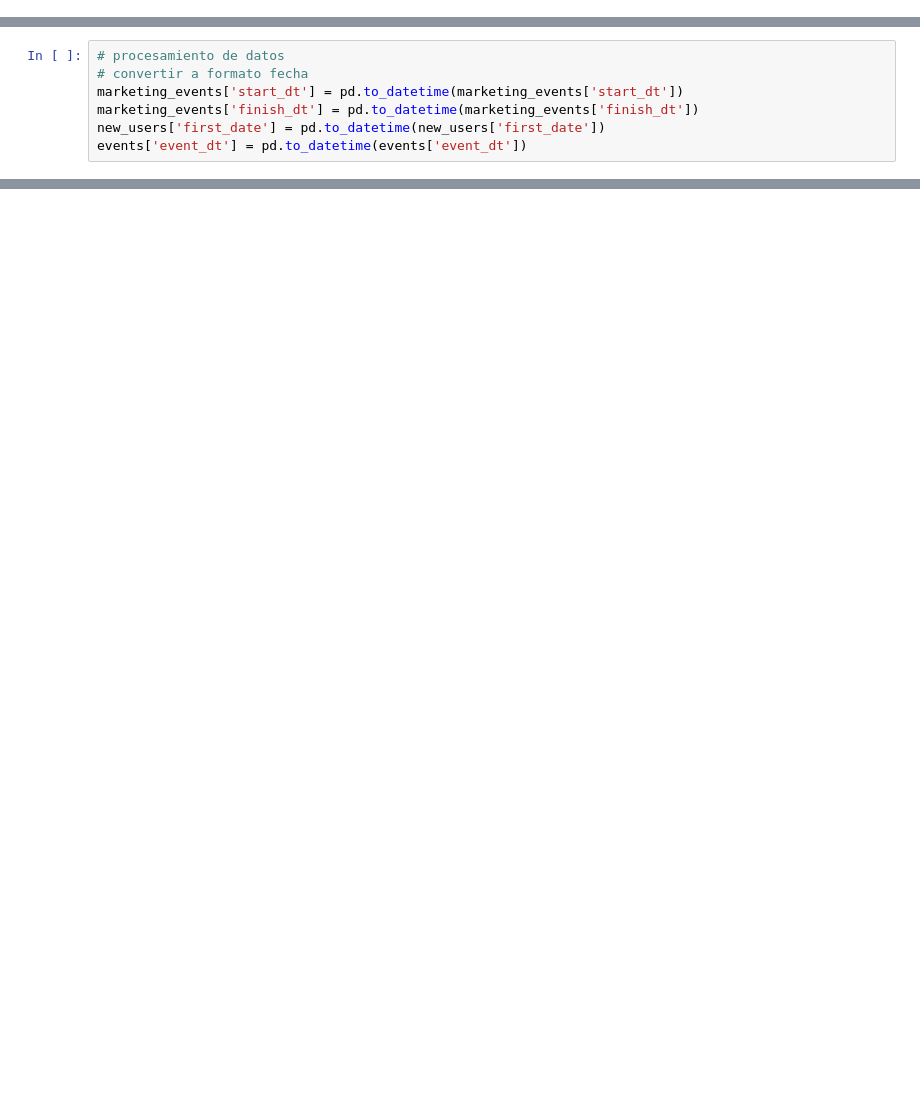
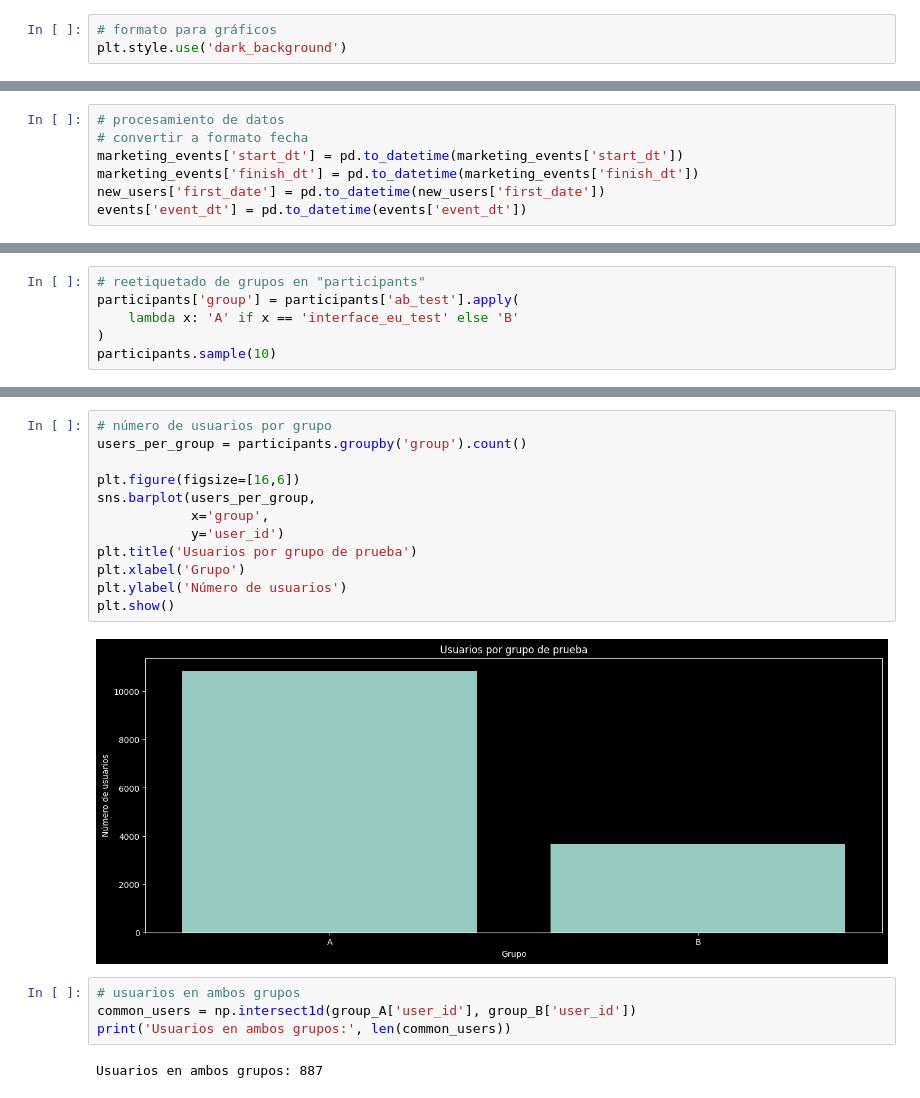
Before and after one commit to XivxnX/recommender_system_test, a Jupyter notebook: recommender_system_test.ipynb, the cells around one changed output, grey strips where cells are left out. Cells and saved outputs as stored; diff of their text form; blank space fills up the shorter version.

```diff
--- a/recommender_system_test.ipynb
+++ b/recommender_system_test.ipynb
@@ -52,3 +56,6 @@ import pandas as pd
+# %%
+# formato para gráficos
+plt.style.use('dark_background')
 # %% [markdown]
 # Explorar datos
 # %%
@@ -193,0 +204,6 @@ events['details'] = events['details'].fillna(999)
+# %%
+# reetiquetado de grupos en "participants"
+participants['group'] = participants['ab_test'].apply(
+    lambda x: 'A' if x == 'interface_eu_test' else 'B'
+)
+participants.sample(10)
@@ -196,0 +313,20 @@ Se asignó el formato fecha a las columnas correspondientes. Los valores nulos s
+# %%
+# número de usuarios por grupo
+users_per_group = participants.groupby('group').count()
+
+plt.figure(figsize=[16,6])
+sns.barplot(users_per_group,
+            x='group',
+            y='user_id')
+plt.title('Usuarios por grupo de prueba')
+plt.xlabel('Grupo')
+plt.ylabel('Número de usuarios')
+plt.show()
+# %% [output]
+[figure, added]
+# %%
+# usuarios en ambos grupos
+common_users = np.intersect1d(group_A['user_id'], group_B['user_id'])
+print('Usuarios en ambos grupos:', len(common_users))
+# %% [output]
+Usuarios en ambos grupos: 887
```
Also changed, not shown: parts of 15 cells of this notebook.
